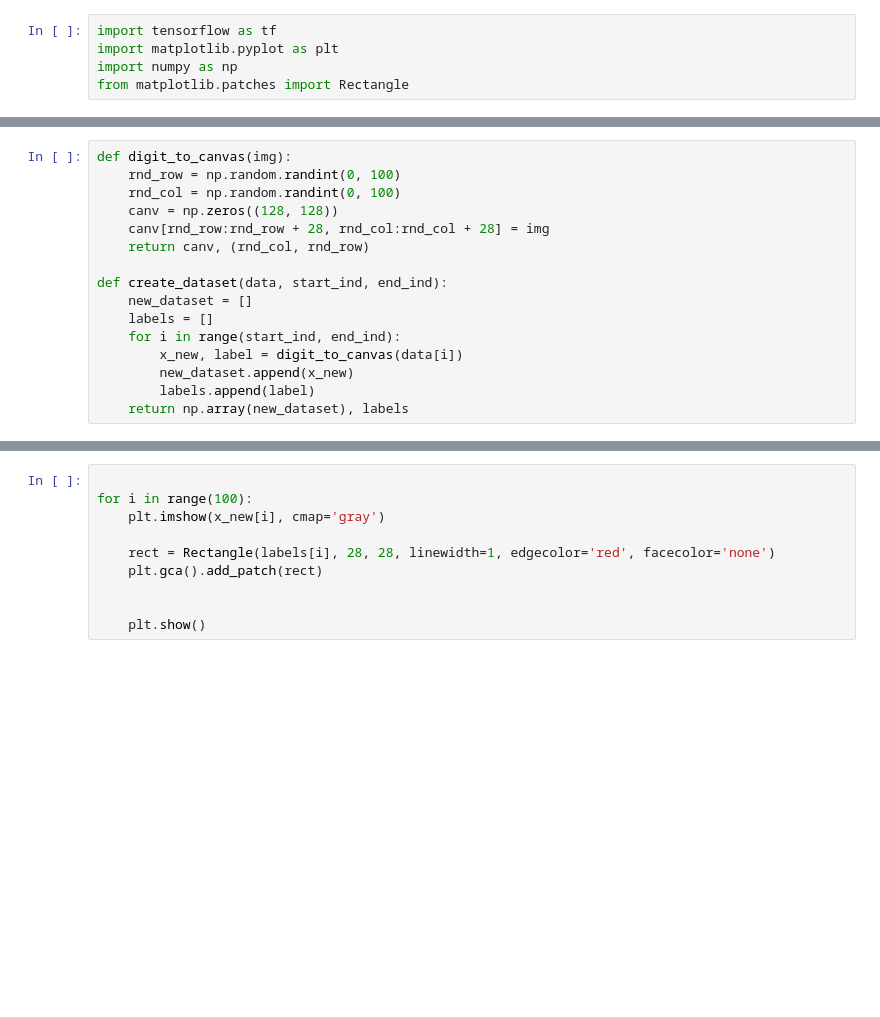
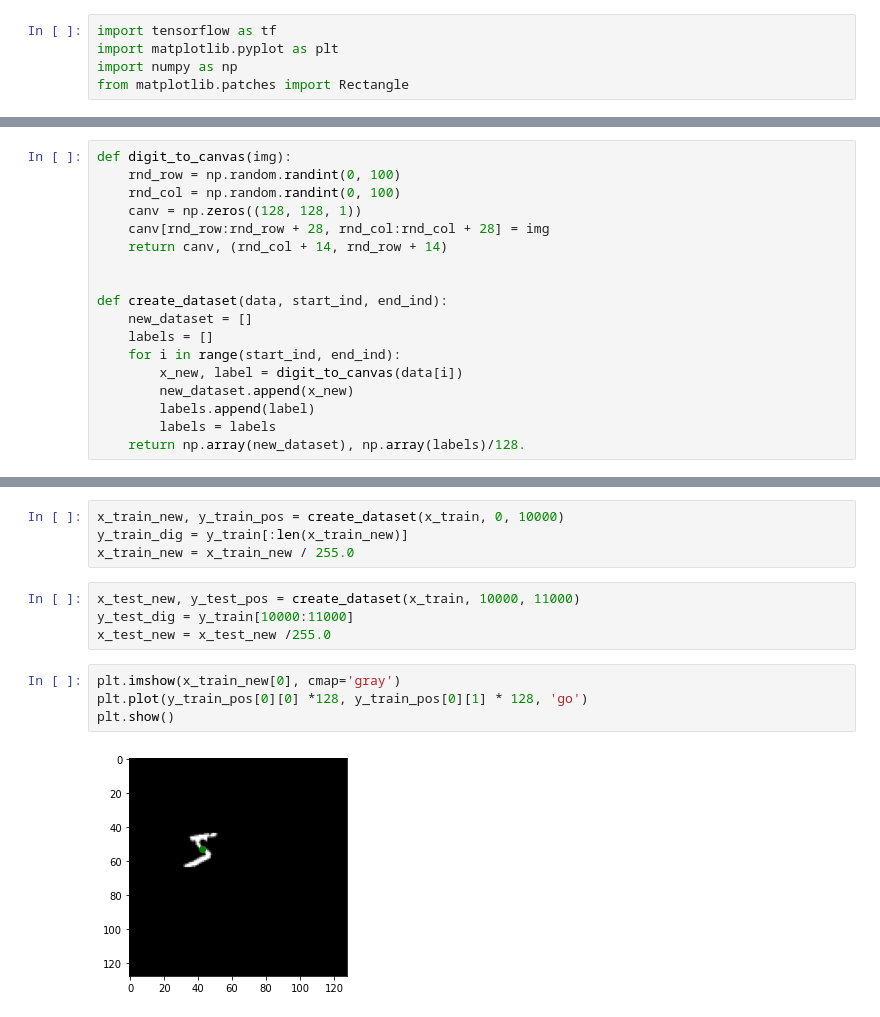
Before and after one commit to milantokic/object_detection, a Jupyter notebook: MNIST Object detection dataset.ipynb, the cells around one changed output, grey strips where cells are left out. Cells and saved outputs as stored; diff of their text form; blank space fills up the shorter version.

```diff
--- a/MNIST Object detection dataset.ipynb
+++ b/MNIST Object detection dataset.ipynb
@@ -15,9 +16,10 @@ plt.show()
 def digit_to_canvas(img):
     rnd_row = np.random.randint(0, 100)
     rnd_col = np.random.randint(0, 100)
-    canv = np.zeros((128, 128))
+    canv = np.zeros((128, 128, 1))
     canv[rnd_row:rnd_row + 28, rnd_col:rnd_col + 28] = img
-    return canv, (rnd_col, rnd_row)
+    return canv, (rnd_col + 14, rnd_row + 14)
+
 
 def create_dataset(data, start_ind, end_ind):
     new_dataset = []
@@ -26,4 +28,5 @@ def create_dataset(data, start_ind, end_ind):
         x_new, label = digit_to_canvas(data[i])
         new_dataset.append(x_new)
         labels.append(label)
-    return np.array(new_dataset), labels
+        labels = labels
+    return np.array(new_dataset), np.array(labels)/128.
@@ -46,10 +33,14 @@ x_new, labels = create_dataset(x_train, 0, 100)
-# %%
-
-for i in range(100):
-    plt.imshow(x_new[i], cmap='gray')
-
-    rect = Rectangle(labels[i], 28, 28, linewidth=1, edgecolor='red', facecolor='none')
-    plt.gca().add_patch(rect)
-
-
-    plt.show()
+# %%
+x_train_new, y_train_pos = create_dataset(x_train, 0, 10000)
+y_train_dig = y_train[:len(x_train_new)]
+x_train_new = x_train_new / 255.0
+# %%
+x_test_new, y_test_pos = create_dataset(x_train, 10000, 11000)
+y_test_dig = y_train[10000:11000]
+x_test_new = x_test_new /255.0
+# %%
+plt.imshow(x_train_new[0], cmap='gray')
+plt.plot(y_train_pos[0][0] *128, y_train_pos[0][1] * 128, 'go')
+plt.show()
+# %% [output]
+[figure, added]
```
Also changed, not shown: parts of 11 cells of this notebook.
